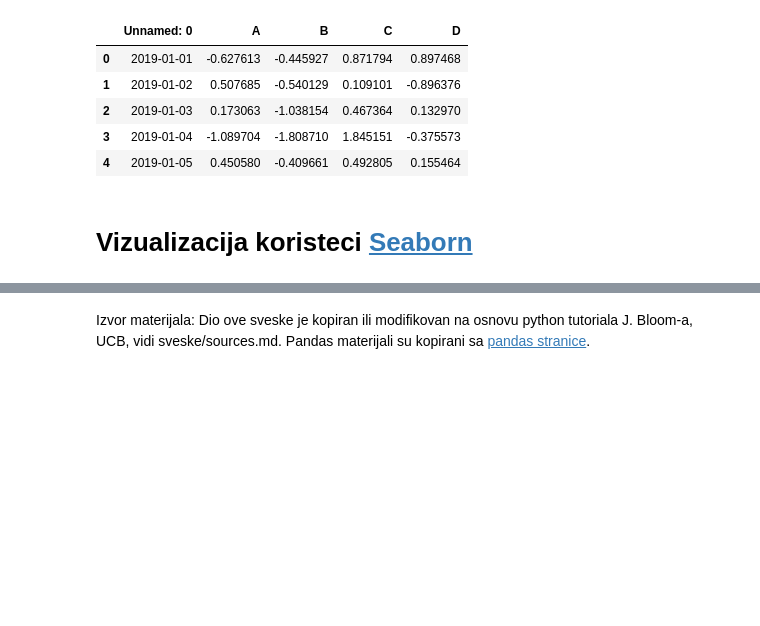
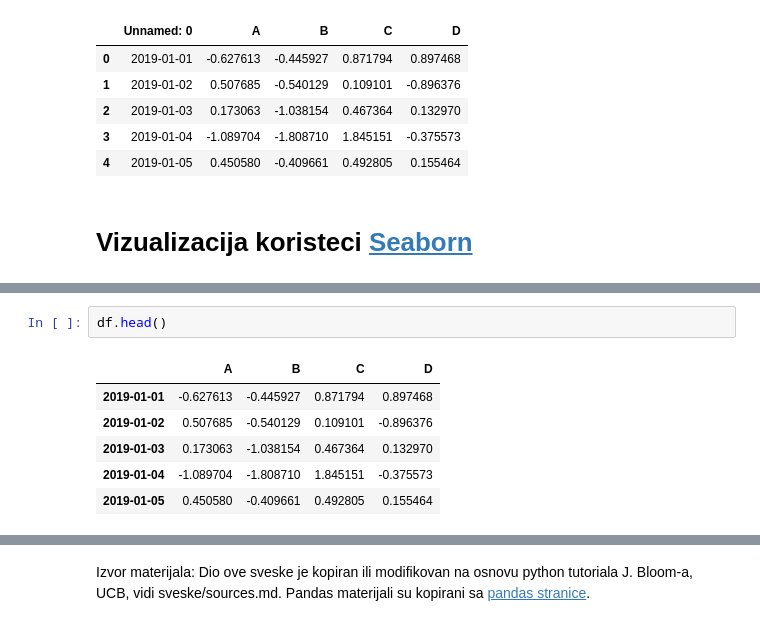
Before and after one commit to milicag/unibl_radionica, a Jupyter notebook: sveske/dan2_3.ipynb, the cells around one changed output, grey strips where cells are left out. Saved outputs shown, nothing was run; the diff lists cells and outputs as text; blank space fills up the shorter version.

```diff
--- a/sveske/dan2_3.ipynb
+++ b/sveske/dan2_3.ipynb
@@ -1332,0 +1340,9 @@ ucitan_df.head()
+# %%
+df.head()
+# %% [output]
+|  | A | B | C | D |
+| 2019-01-01 | -0.627613 | -0.445927 | 0.871794 | 0.897468 |
+| 2019-01-02 | 0.507685 | -0.540129 | 0.109101 | -0.896376 |
+| 2019-01-03 | 0.173063 | -1.038154 | 0.467364 | 0.132970 |
+| 2019-01-04 | -1.089704 | -1.808710 | 1.845151 | -0.375573 |
+| 2019-01-05 | 0.450580 | -0.409661 | 0.492805 | 0.155464 |
```
Also changed, not shown: parts of 2 cells of this notebook, 1 other file.
